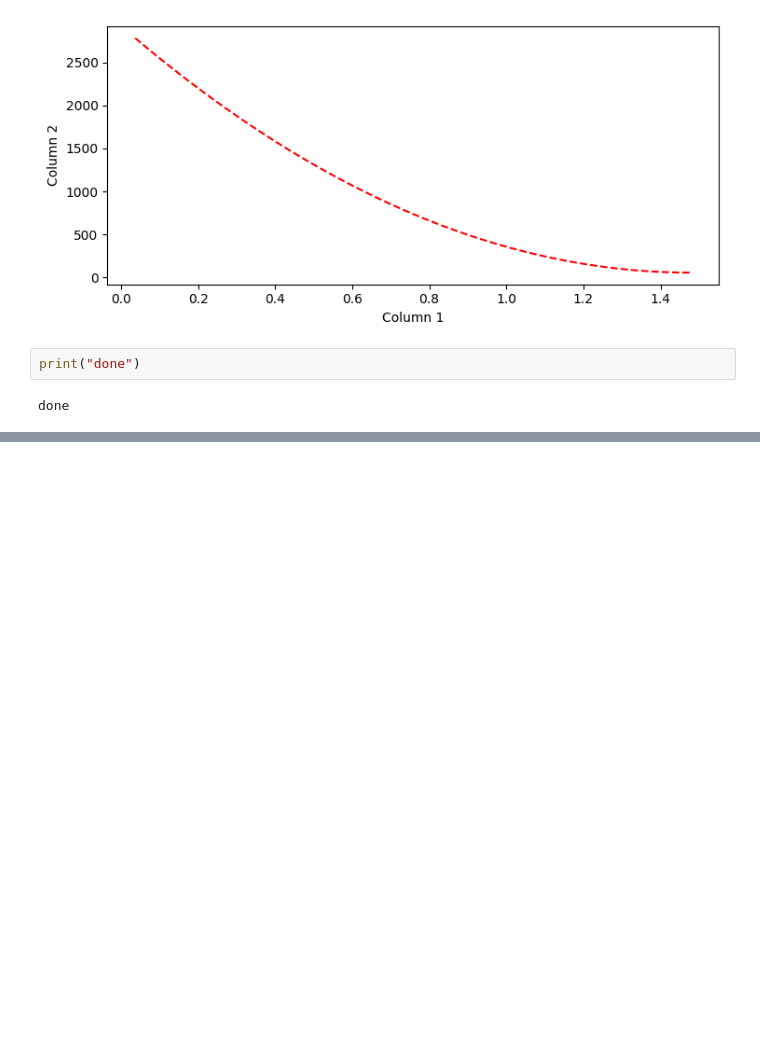
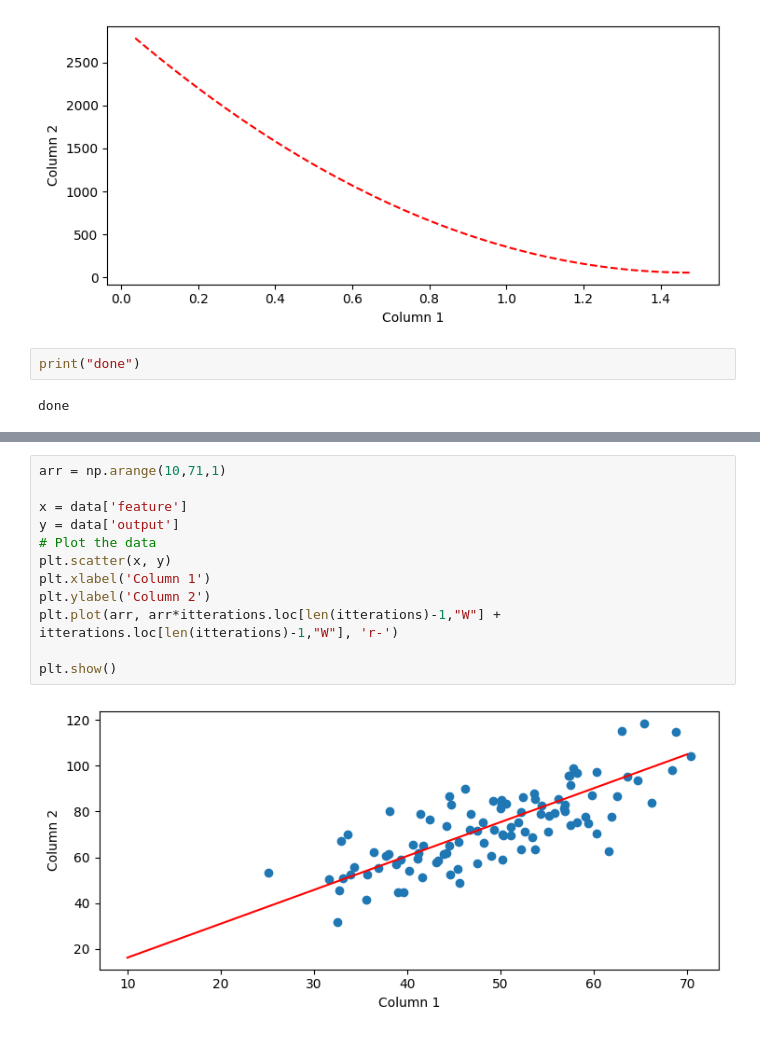
Before and after one commit to muznyahamed/sem7_Ml_assignment1, a Jupyter notebook: assighnment1.ipynb, the cells around one changed output, grey strips where cells are left out. Saved outputs shown, nothing was run; the diff lists cells and outputs as text; blank space fills up the shorter version.

```diff
--- a/assighnment1.ipynb
+++ b/assighnment1.ipynb
@@ -141,0 +156,14 @@ plt.show()
+# %%
+arr = np.arange(10,71,1)
+
+x = data['feature']
+y = data['output']
+# Plot the data
+plt.scatter(x, y)
+plt.xlabel('Column 1')
+plt.ylabel('Column 2')
+plt.plot(arr, arr*itterations.loc[len(itterations)-1,"W"] + itterations.loc[len(itterations)-1,"W"], 'r-')
+
+plt.show()
+# %% [output]
+[figure, added]
```
Also changed, not shown: parts of 5 cells of this notebook.
